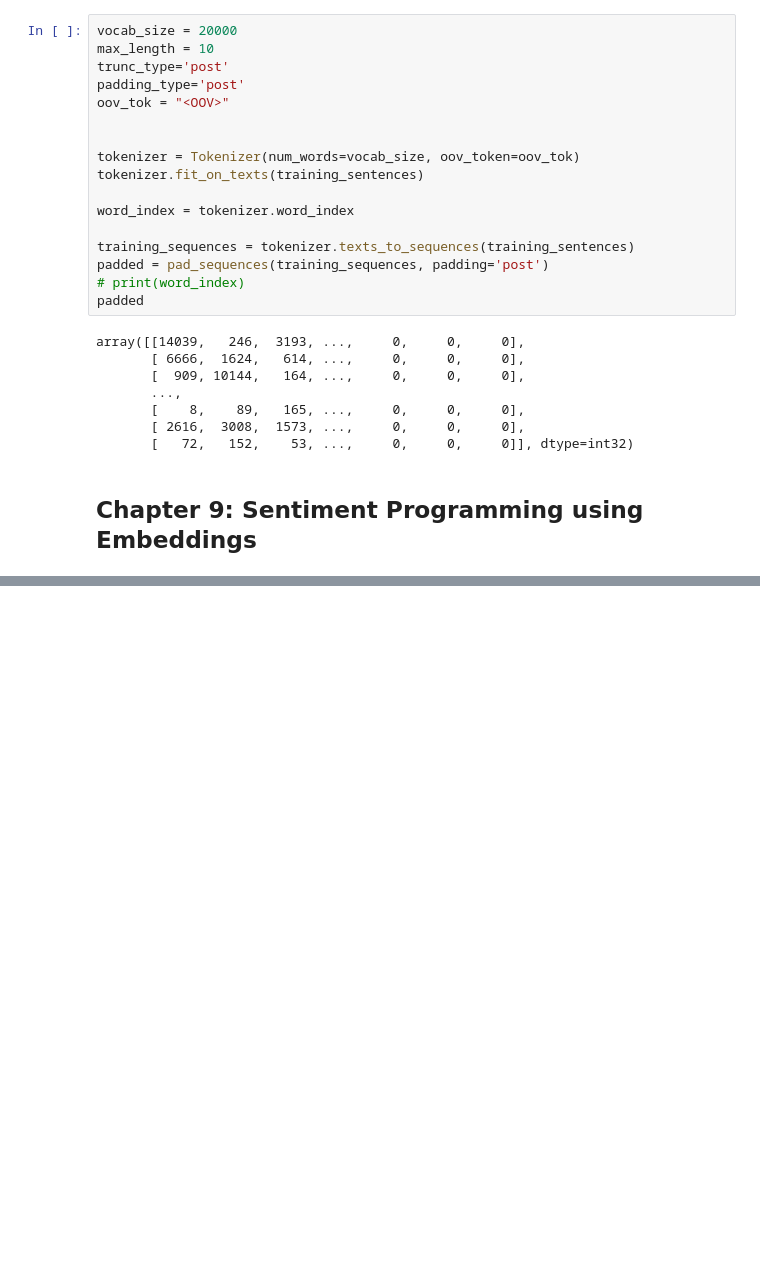
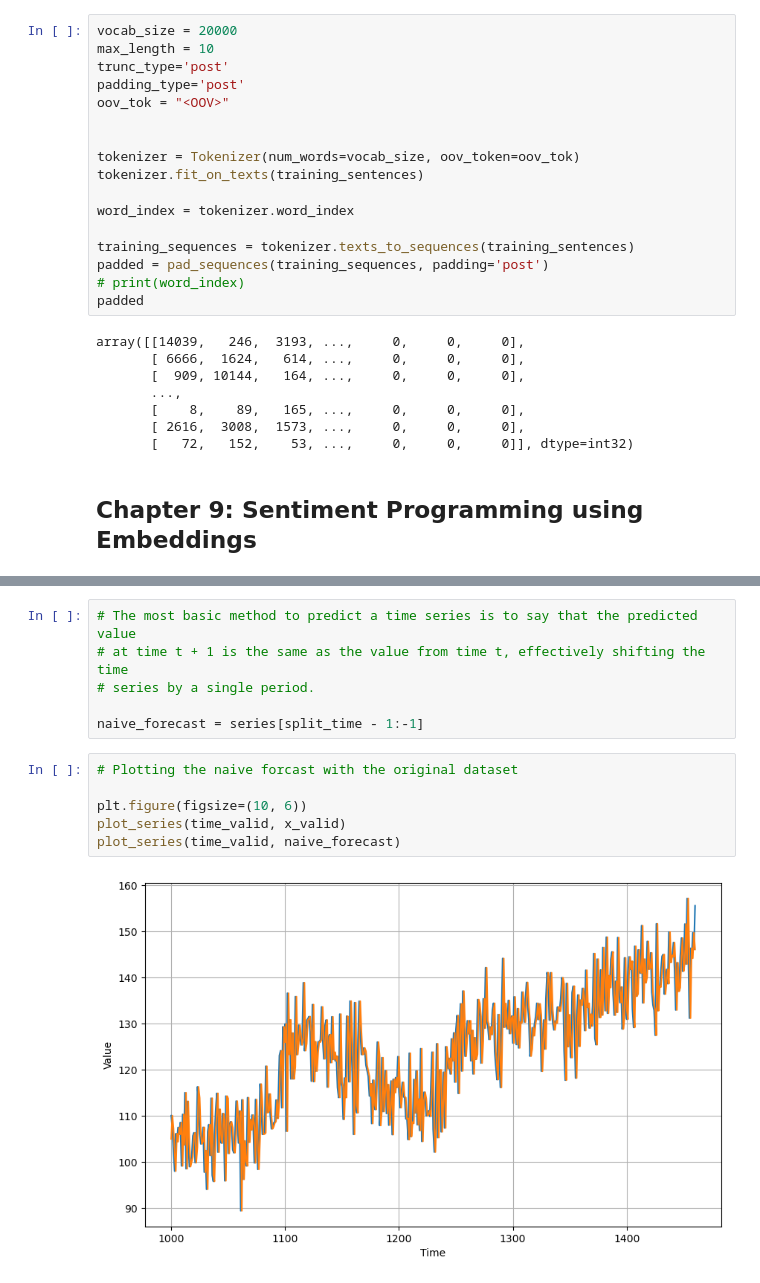
Before and after one commit to ammaarkhan/ML-Journey, a Jupyter notebook: Learning ML - 2.ipynb, the cells around one changed output, grey strips where cells are left out. Drawn from its saved outputs; the diff is of its cells as text; blank space fills up the shorter version.

```diff
--- a/Learning ML - 2.ipynb
+++ b/Learning ML - 2.ipynb
@@ -380,0 +417,14 @@ SyntaxError: invalid syntax (1817255932.py, line 1)
+# %%
+# The most basic method to predict a time series is to say that the predicted value
+# at time t + 1 is the same as the value from time t, effectively shifting the time
+# series by a single period.
+
+naive_forecast = series[split_time - 1:-1]
+# %%
+# Plotting the naive forcast with the original dataset
+
+plt.figure(figsize=(10, 6))
+plot_series(time_valid, x_valid)
+plot_series(time_valid, naive_forecast)
+# %% [output]
+[figure, added]
```
Also changed, not shown: parts of 19 cells of this notebook.
